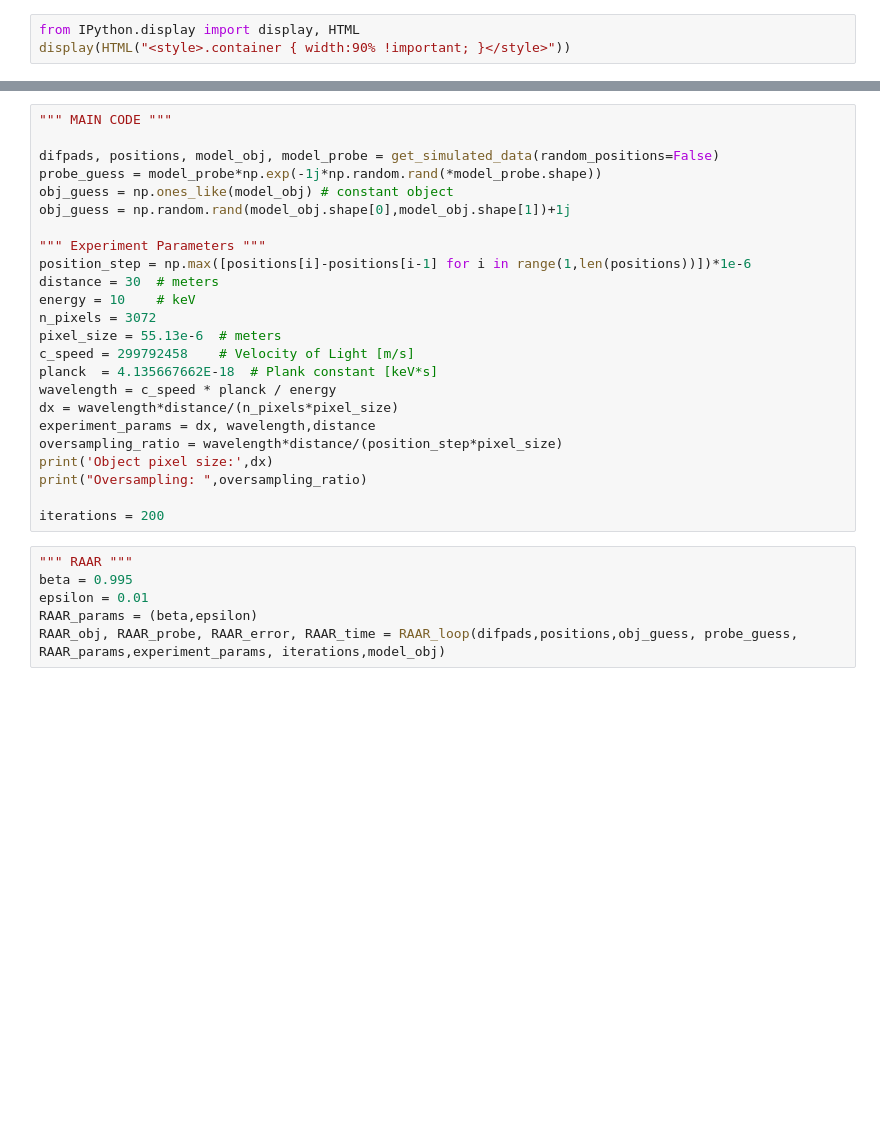
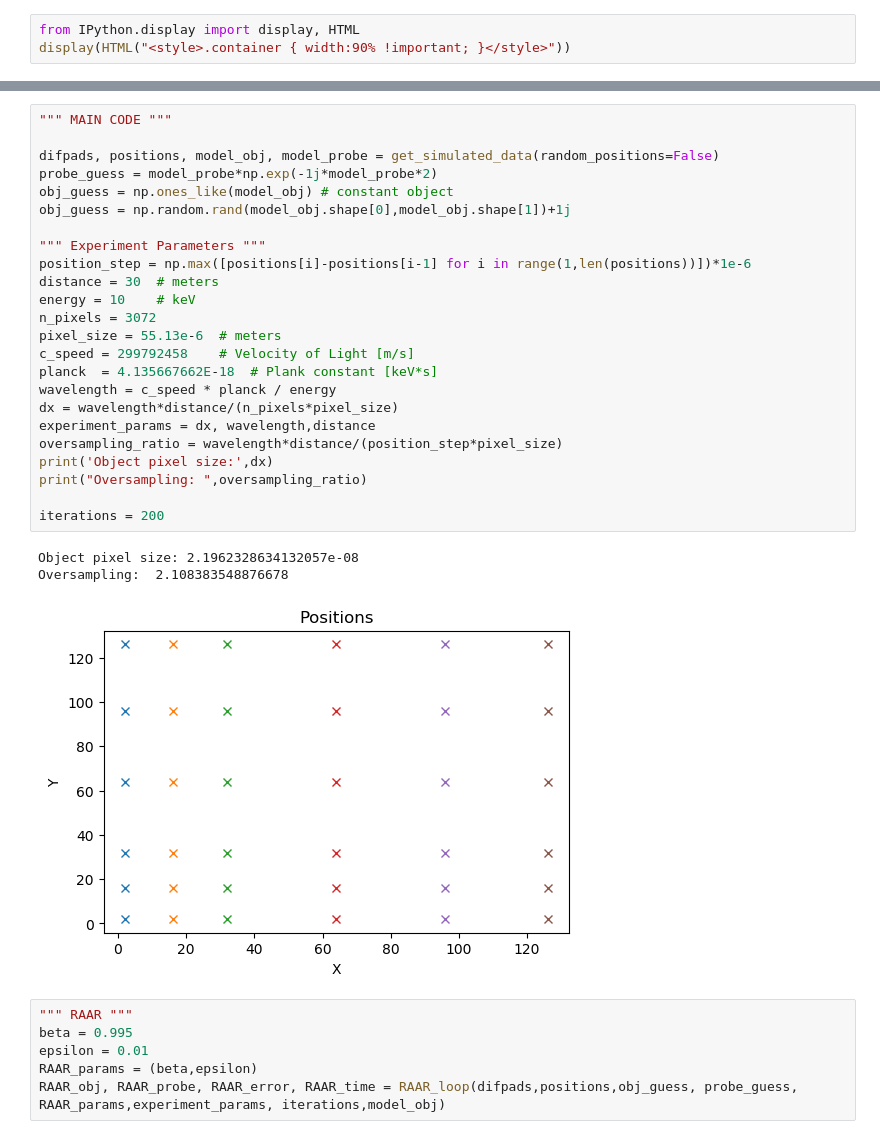
Before and after one commit to cnpem/ssc-cdi, a Jupyter notebook: sscCdi/caterete/PTYCHO/RAAR_mPIE.ipynb, the cells around one changed output, grey strips where cells are left out. Drawn from its saved outputs; the diff is of its cells as text; blank space fills up the shorter version.

```diff
--- a/sscCdi/caterete/PTYCHO/RAAR_mPIE.ipynb
+++ b/sscCdi/caterete/PTYCHO/RAAR_mPIE.ipynb
@@ -367,27 +352,31 @@ def PIE_multiprobe_loop(diffractions_patterns, positions, iterations, parameters
 # %%
 """ MAIN CODE """
 
 difpads, positions, model_obj, model_probe = get_simulated_data(random_positions=False)
-probe_guess = model_probe*np.exp(-1j*np.random.rand(*model_probe.shape))
+probe_guess = model_probe*np.exp(-1j*model_probe*2)
 obj_guess = np.ones_like(model_obj) # constant object
 obj_guess = np.random.rand(model_obj.shape[0],model_obj.shape[1])+1j
 
 """ Experiment Parameters """
 position_step = np.max([positions[i]-positions[i-1] for i in range(1,len(positions))])*1e-6
 distance = 30  # meters
 energy = 10    # keV
 n_pixels = 3072
 pixel_size = 55.13e-6  # meters
 c_speed = 299792458    # Velocity of Light [m/s]
 planck  = 4.135667662E-18  # Plank constant [keV*s]
 wavelength = c_speed * planck / energy
 dx = wavelength*distance/(n_pixels*pixel_size)
 experiment_params = dx, wavelength,distance
 oversampling_ratio = wavelength*distance/(position_step*pixel_size)
 print('Object pixel size:',dx)
 print("Oversampling: ",oversampling_ratio)
 
 iterations = 200
+# %% [output]
+Object pixel size: 2.1962328634132057e-08
+Oversampling:  2.108383548876678
+[figure, added]
 # %%
 """ RAAR """
 beta = 0.995
```
Also changed, not shown: parts of 5 cells of this notebook, 2 other files.
